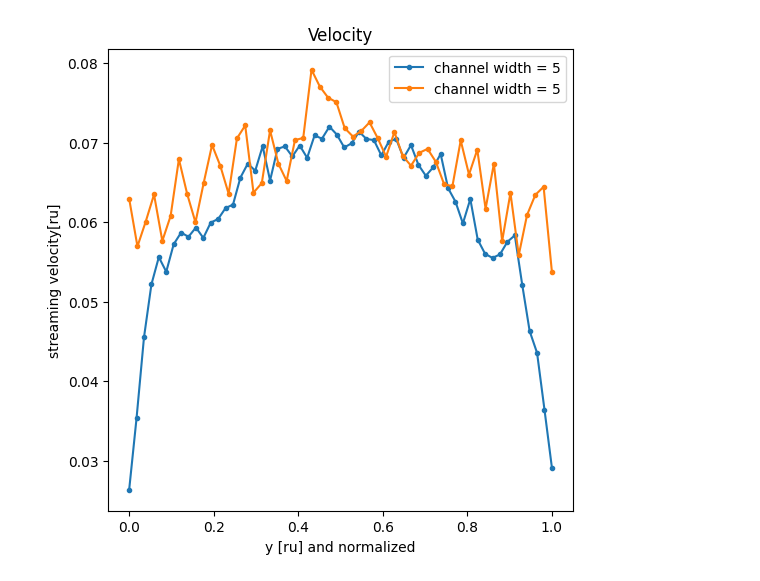
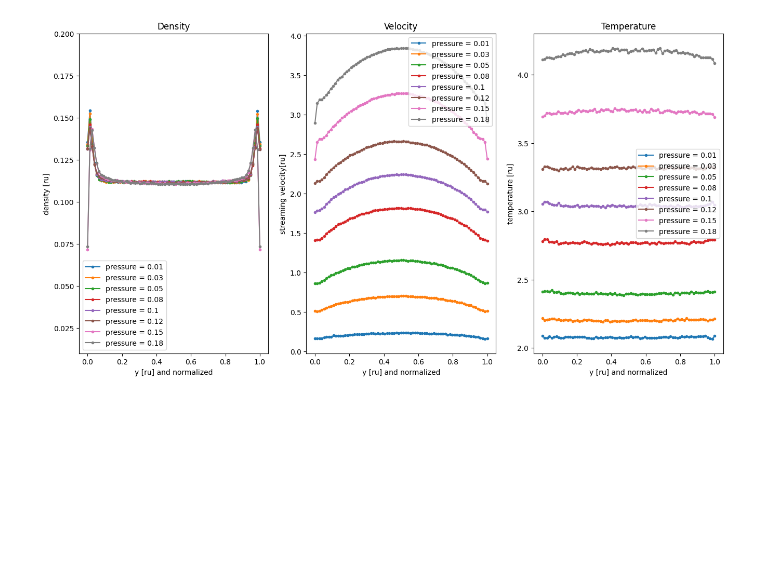
Before and after one commit to Cyandied/MathPhyscisSubjectModuleProject, a Jupyter notebook: MDSimulation/plot.ipynb, the cells around one changed output. Saved outputs shown, nothing was run; the diff lists cells and outputs as text; code cells hidden in the pictures; blank space fills up the shorter version.

```diff
--- a/MDSimulation/plot.ipynb
+++ b/MDSimulation/plot.ipynb
@@ -40,52 +40,48 @@ def plotAll(ax,table,lbl):
     ax[1].set_title("Velocity")
     ax[1].set_xlabel("y [ru] and normalized")
     ax[1].set_ylabel("streaming velocity[ru]")
     ax[1].legend()
 
     ax[2].plot(table["pos_z"]/table["pos_z"].max(),table["temperature"],label=lbl,marker=".")
     ax[2].set_title("Temperature")
     ax[2].set_xlabel("y [ru] and normalized")
     ax[2].set_ylabel("temperature [ru]")
     ax[2].legend()
 
 def plotV(table,lbl):
     plt.plot(table["pos_z"]/table["pos_z"].max(),table["velocity"],label=lbl,marker=".")
-    plt.title("Velocity")
+    plt.title("Velocity profile")
     plt.xlabel("y [ru] and normalized")
     plt.ylabel("streaming velocity[ru]")
     plt.legend()
 
 
 
 def plot(ax,file,lbl,all):
     table = getTable(f'../Tests/{file}.dat')
     if all:
         plotAll(ax,table,lbl)
     else:
         plotV(table,lbl)
 
-all = not True
+all = True
 
-fig,ax = plt.subplots(1,3 if all else 1,sharex=False,figsize=(15 if all else 6,6))
+fig,ax = plt.subplots(1,3 if all else 1,sharex=False,figsize=(16 if all else 10,8 if all else 9))
 
-plot(ax,"WG9","channel width = 5",all)
-# plot(ax,"WG8","channel width = 8",all)
-# plot(ax,"WG1","Pressure=0.01",all)
-# plot(ax,"WG2","channel width = 12",all)
-# plot(ax,"WG3","channel width = 15",all)
-# plot(ax,"WG4","Pressure=0.03",all)
-# plot(ax,"WG5","Pressure=0.05",all)
-# plot(ax,"WG6","Pressure=0.08",all)
-# plot(ax,"WG7","Pressure=0.1",all)
+FileCwPairWG = {"WG1":10,"WG2":12,"WG3":15,"WG8":8,"WG9":5,"WG10":6,"WG12":7,"WG14":9}
+FilwPPairWG = {"WG1":0.01,"WG4":0.03,"WG5":0.05,"WG6":0.08,"WG7":0.1,"WG11":0.12,"WG13":0.15,"WG15":0.18}
 
-plot(ax,"WAu9","channel width = 5",all)
-# plot(ax,"WAu8","channel width = 8",all)
-# plot(ax,"WAu1","Pressure=0.01",all)
-# plot(ax,"WAu2","channel width = 12",all)
-# plot(ax,"WAu3","channel width = 15",all)
-# plot(ax,"WAu4","Pressure=0.03",all)
-# plot(ax,"WAu5","Pressure=0.05",all)
-# plot(ax,"WAu6","Pressure=0.08",all)
-# plot(ax,"WAu7","Pressure=0.1",all)
+FileCwPairWAu = {"WAu1":10,"WAu2":12,"WAu3":15,"WAu8":8,"WAu9":5,"WAu10":6,"WAu12":7,"WAu14":9}
+FilePPairWAu = {"WAu1":0.01,"WAu4":0.03,"WAu5":0.05,"WAu6":0.08,"WAu7":0.1,"WAu11":0.12,"WAu13":0.15,"WAu15":0.18}
+
+files = [FileCwPairWG,FilwPPairWG,FileCwPairWAu,FilePPairWAu]
+
+which = 3
+
+for key,value in files[which].items():
+    s = "channel width = "
+    if value < 1:
+        s = "pressure = "
+    plot(ax,key,f'{s}{value}',all)
 # %% [output]
-[figure, old version]
+[figure, new version]
```
Also changed, not shown: parts of 3 cells of this notebook, 12 other files.
